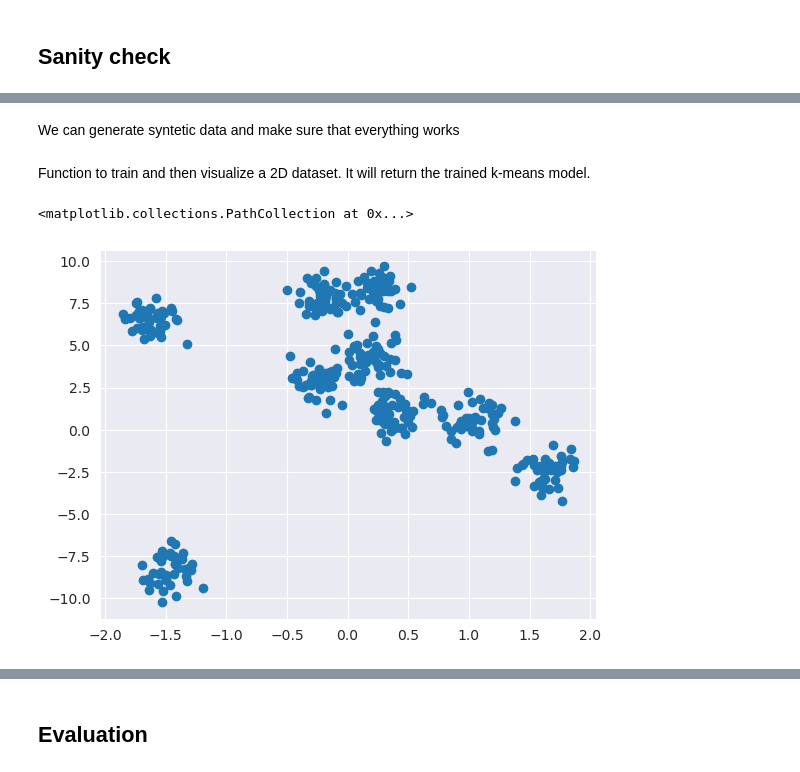
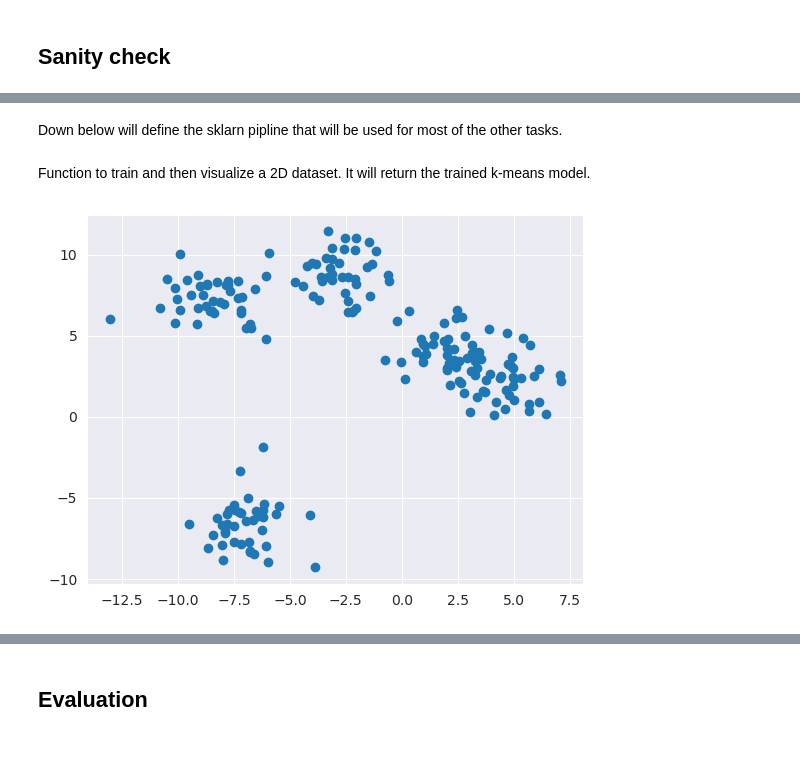
Before and after one commit to lucamodica/design-of-ai-systems--chalmers, a Jupyter notebook: assignments/3-ai-tools/3-ai-tools.ipynb, the cells around one changed output, grey strips where cells are left out. Drawn from its saved outputs; the diff is of its cells as text; code cells hidden in the pictures.

Commit message:
🎈 perf(a3): other investigation for fix kmeans++

```diff
--- a/assignments/3-ai-tools/3-ai-tools.ipynb
+++ b/assignments/3-ai-tools/3-ai-tools.ipynb
@@ -285,5 +323,5 @@ def nmi_score(X, y, labels):
 from sklearn.utils.estimator_checks import check_estimator
 
 check_estimator(KMeans(random_seed=0))
-# %% [markdown]
-We can generate syntetic data and make sure that everything works
+# %% [markdown]
+Down below will define the sklarn pipline that will be used for most of the other tasks.
@@ -313,15 +364,18 @@ def k_means_visualization(k, X, title, init_centroids='random'):
 # %%
-from sklearn.preprocessing import StandardScaler
+from sklearn.datasets import make_blobs
 
 # generate 2D data set
-X, y = make_blobs(n_samples=400, centers=9, cluster_std=0.7, random_state=0)
-
-scaler = StandardScaler()
-X_scaled = scaler.fit_transform(X)
+k = 5
+X, y = make_blobs(
+    n_samples=200,
+    centers=k,
+    cluster_std=1.3,
+    random_state=42
+)
 
 # plot the data set
-plt.scatter(X_scaled[:,0], X[:,1])
+plt.scatter(X[:,0], X[:,1])
+plt.show()
 # %% [output]
-<matplotlib.collections.PathCollection at 0x...>
-[figure, old version]
+[figure, new version]
 # %%
```
Also changed, not shown: parts of 22 cells of this notebook.
